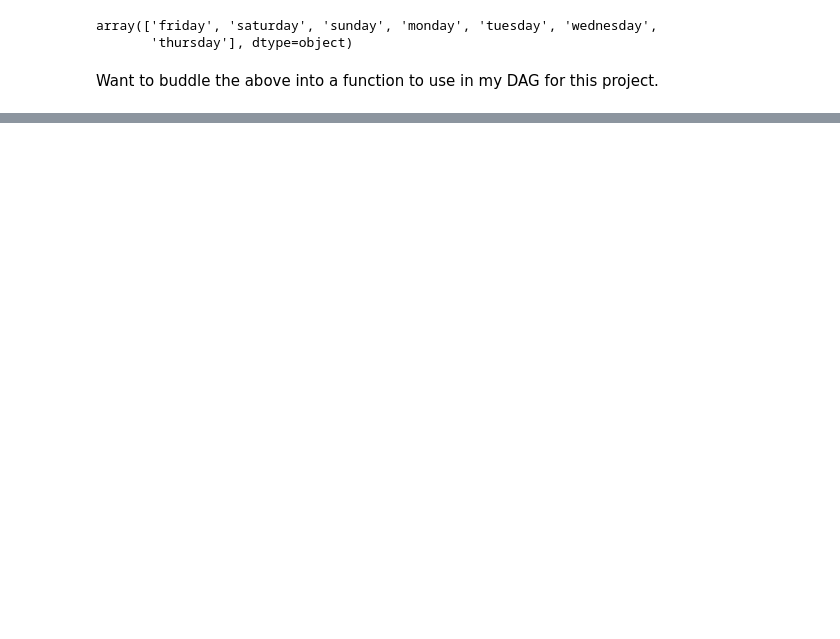
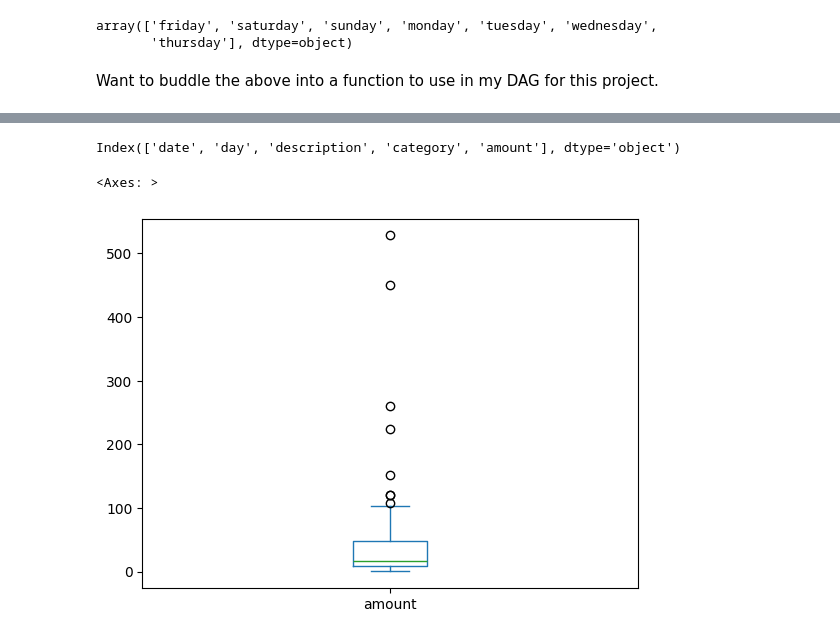
Before and after one commit to bravo-joe/personal-finance-project, a Jupyter notebook: notebooks/prototyping_notebook.ipynb, the cells around one changed output, grey strips where cells are left out. Saved outputs shown, nothing was run; the diff lists cells and outputs as text; code cells hidden in the pictures; blank space fills up the shorter version.

Commit message:
Testing connecting to db and moving csv data

```diff
--- a/notebooks/prototyping_notebook.ipynb
+++ b/notebooks/prototyping_notebook.ipynb
@@ -119,0 +187,6 @@ processed_df
+# %%
+# Get column names from the cursor description
+column_names = [description[0] for description in cur.description]
+# %%
+# Create a Pandas DataFrame
+df = pd.DataFrame(allresults, columns=column_names)
@@ -119,0 +225,15 @@ processed_df
+# %%
+df.columns
+# %% [output]
+Index(['date', 'day', 'description', 'category', 'amount'], dtype='object')
+# %%
+df['amount'] = df['amount'].astype(float)
+# %%
+df.plot(
+    kind = 'box',
+    x = 'category',
+    y = 'amount'
+)
+# %% [output]
+<Axes: >
+[figure, added]
```
Also changed, not shown: parts of 21 cells of this notebook.
